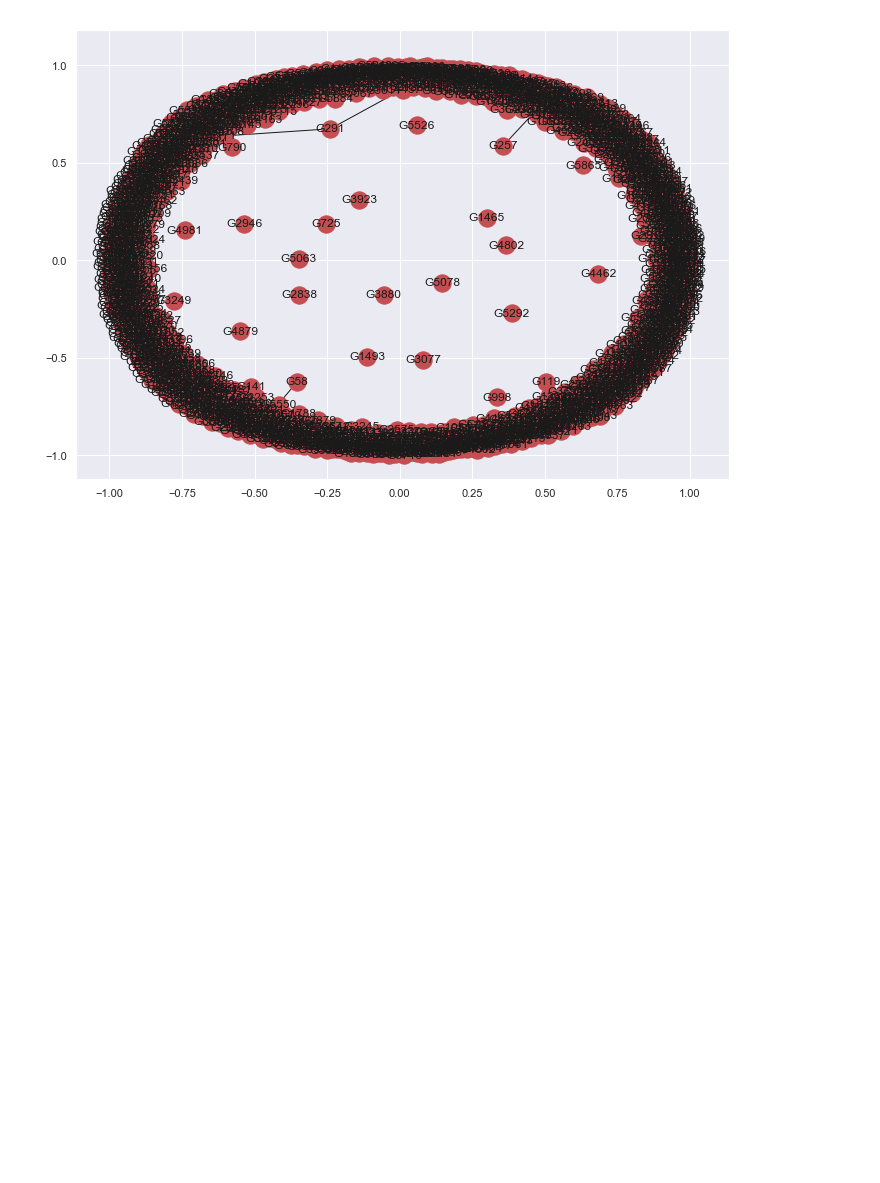
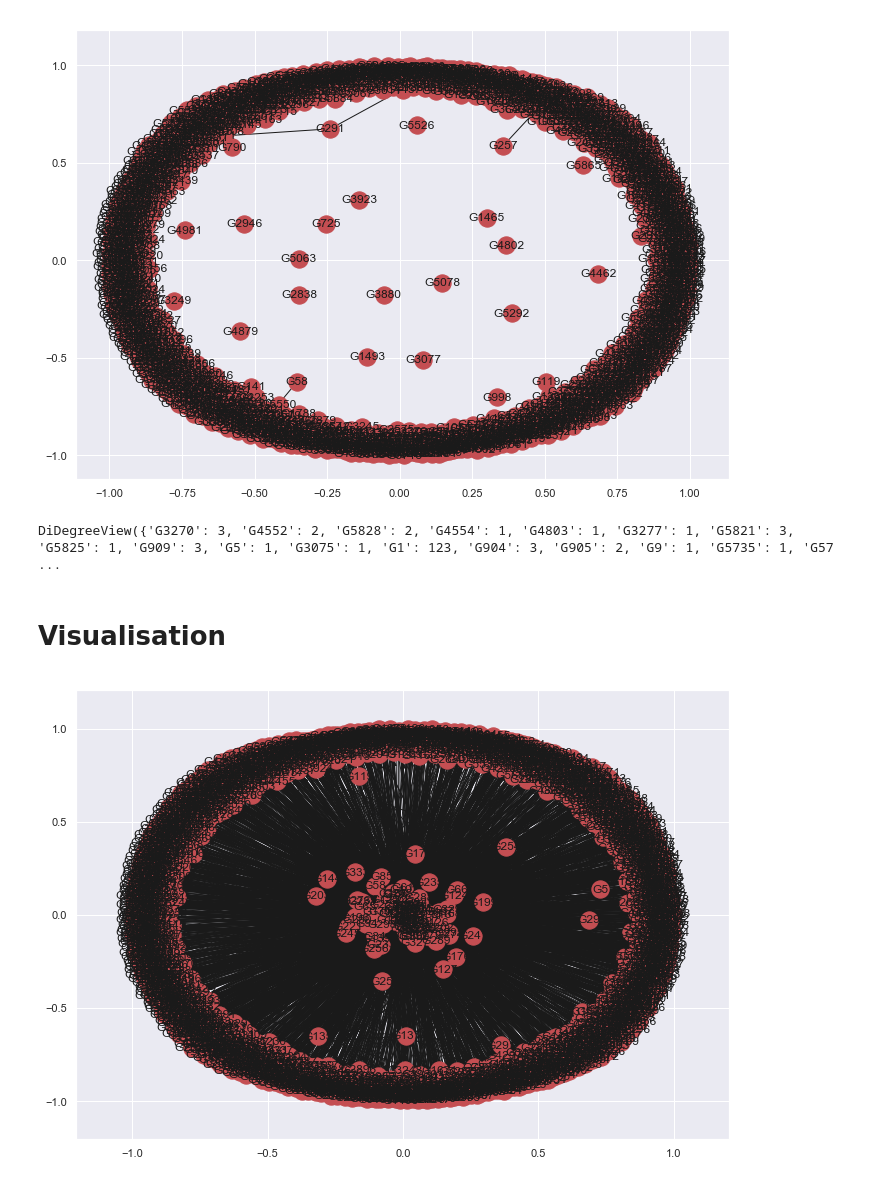
Before and after one commit to emathian/Info_theorique, a Jupyter notebook: Projet_info_theorique.ipynb, the cells around one changed output. Cells and saved outputs as stored; diff of their text form; code cells hidden in the pictures; blank space fills up the shorter version.

```diff
--- a/Projet_info_theorique.ipynb
+++ b/Projet_info_theorique.ipynb
@@ -461,2 +463,14 @@ nx.draw_networkx(KS3[0])
 # %% [output]
 [figure]
+# %%
+DG3.degree()
+# %% [output]
+DiDegreeView({'G3270': 3, 'G4552': 2, 'G5828': 2, 'G4554': 1, 'G4803': 1, 'G3277': 1, 'G5821': 3, 'G5825': 1, 'G909': 3, 'G5': 1, 'G3075': 1, 'G1': 123, 'G904': 3, 'G905': 2, 'G9': 1, 'G5735': 1, 'G57 ...
+# %% [markdown]
+# Visualisation
+# %%
+DG3V=nx.from_pandas_edgelist(edges, 'transcription_factor', 'target_gene', create_using= nx.DiGraph() ) #python3
+# %%
+nx.draw_networkx(DG3V, with_labels=True)
+# %% [output]
+[figure, added]
```
Also changed, not shown: parts of 13 cells of this notebook.
